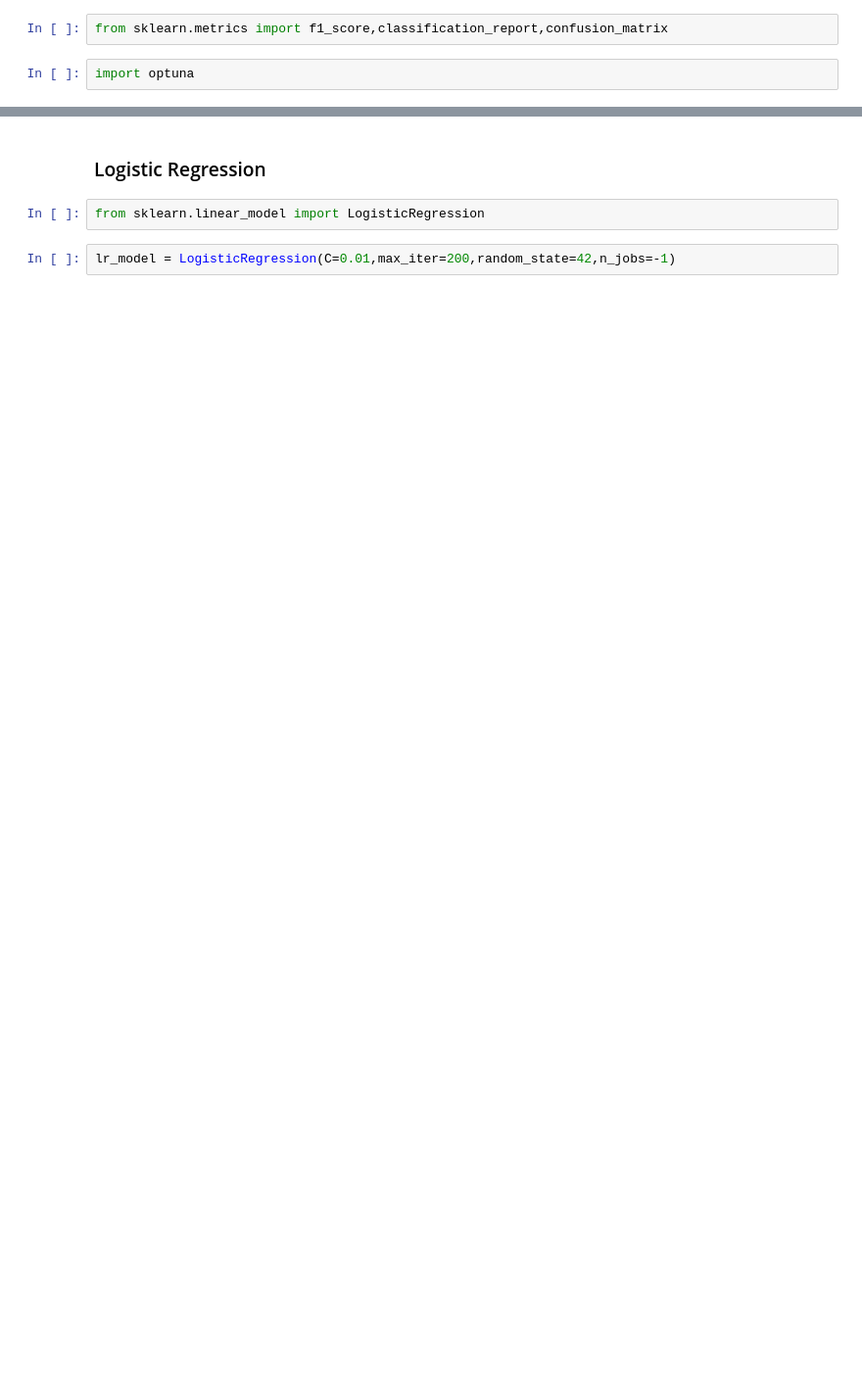
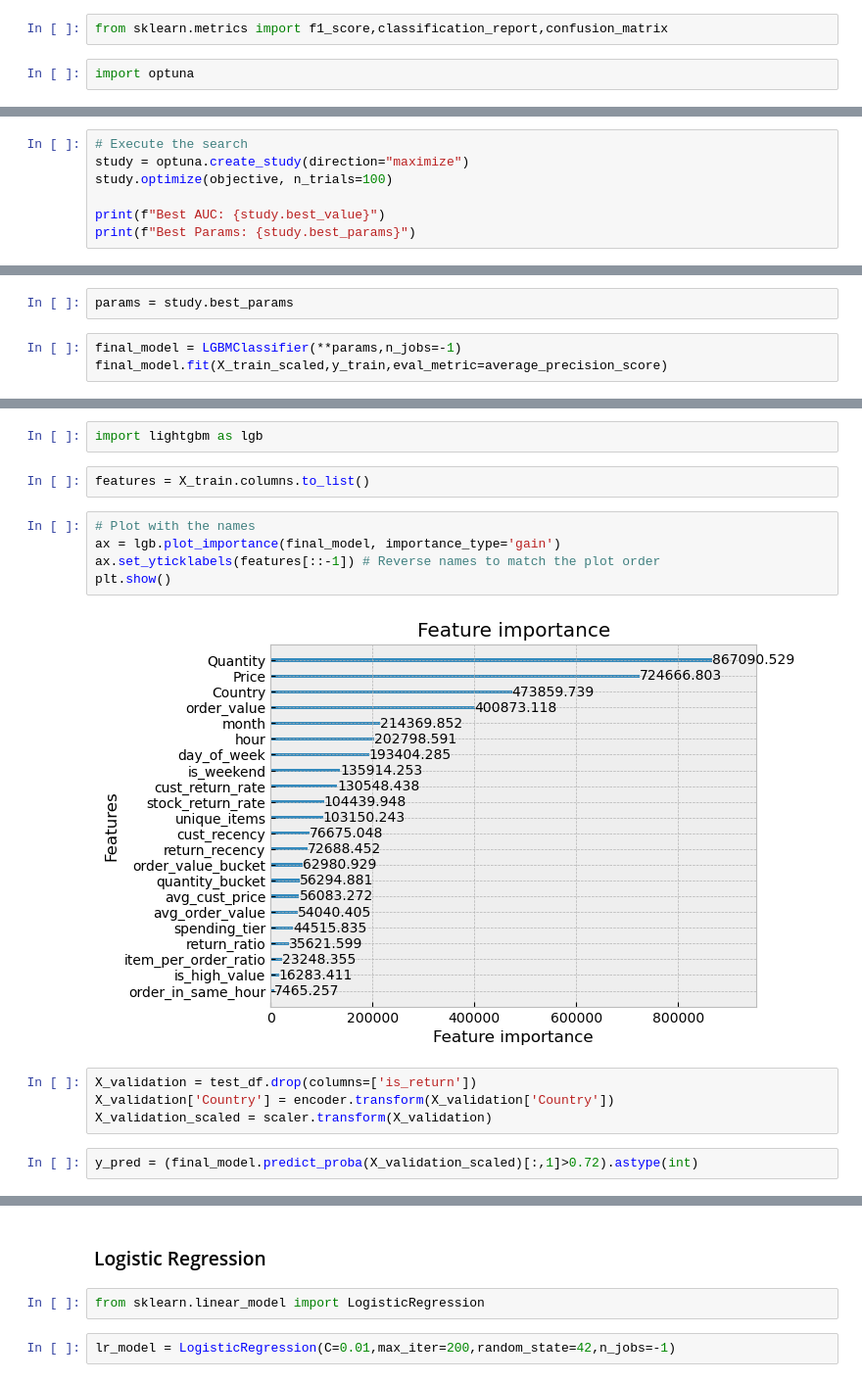
Before and after one commit to devmurarijay13/product-return-prediction, a Jupyter notebook: notebook/product_return_prediction.ipynb, the cells around one changed output, grey strips where cells are left out. Shown at 98% size. Cells and saved outputs as stored; diff of their text form; blank space fills up the shorter version.

```diff
--- a/notebook/product_return_prediction.ipynb
+++ b/notebook/product_return_prediction.ipynb
@@ -459,0 +556,7 @@ Name: count, dtype: int64
+# %%
+# Execute the search
+study = optuna.create_study(direction="maximize")
+study.optimize(objective, n_trials=100)
+
+print(f"Best AUC: {study.best_value}")
+print(f"Best Params: {study.best_params}")
@@ -459,0 +630,5 @@ Name: count, dtype: int64
+# %%
+params = study.best_params
+# %%
+final_model = LGBMClassifier(**params,n_jobs=-1)
+final_model.fit(X_train_scaled,y_train,eval_metric=average_precision_score)
@@ -459,0 +717,17 @@ Name: count, dtype: int64
+# %%
+import lightgbm as lgb
+# %%
+features = X_train.columns.to_list()
+# %%
+# Plot with the names
+ax = lgb.plot_importance(final_model, importance_type='gain')
+ax.set_yticklabels(features[::-1]) # Reverse names to match the plot order
+plt.show()
+# %% [output]
+[figure, added]
+# %%
+X_validation = test_df.drop(columns=['is_return'])
+X_validation['Country'] = encoder.transform(X_validation['Country'])
+X_validation_scaled = scaler.transform(X_validation)
+# %%
+y_pred = (final_model.predict_proba(X_validation_scaled)[:,1]>0.72).astype(int)
```
Also changed, not shown: parts of 94 cells of this notebook, 7 other files.
